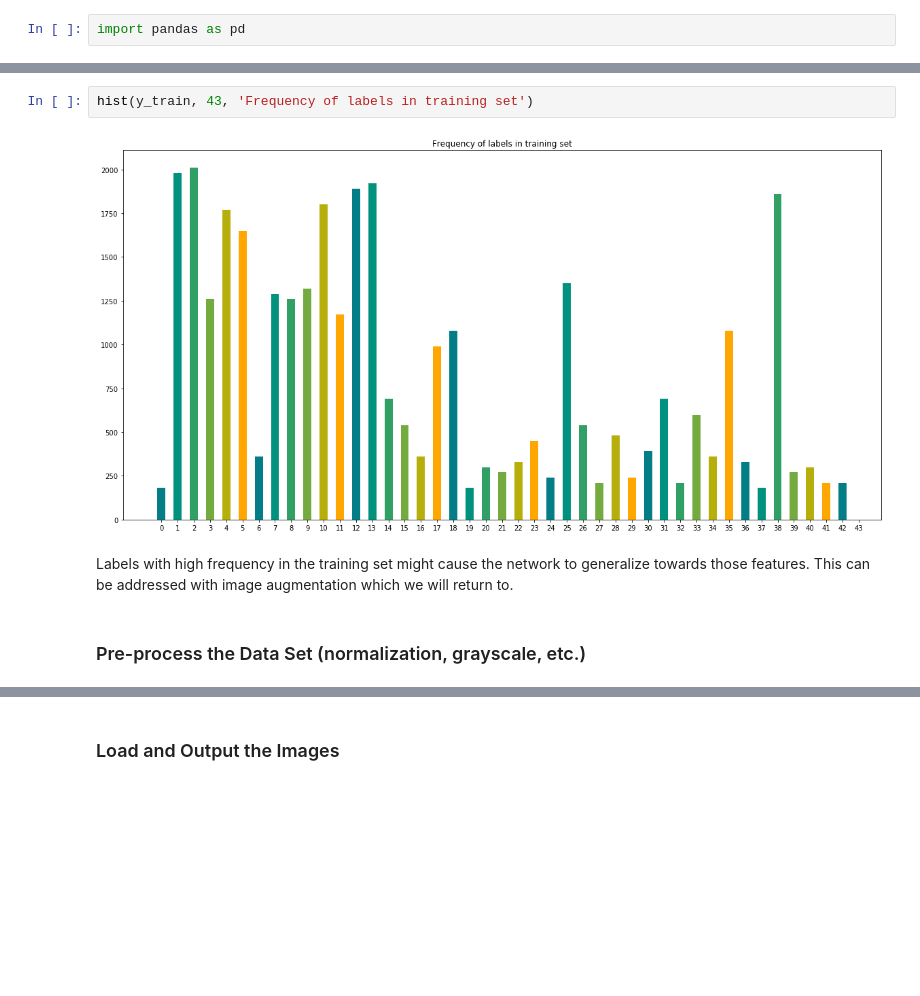
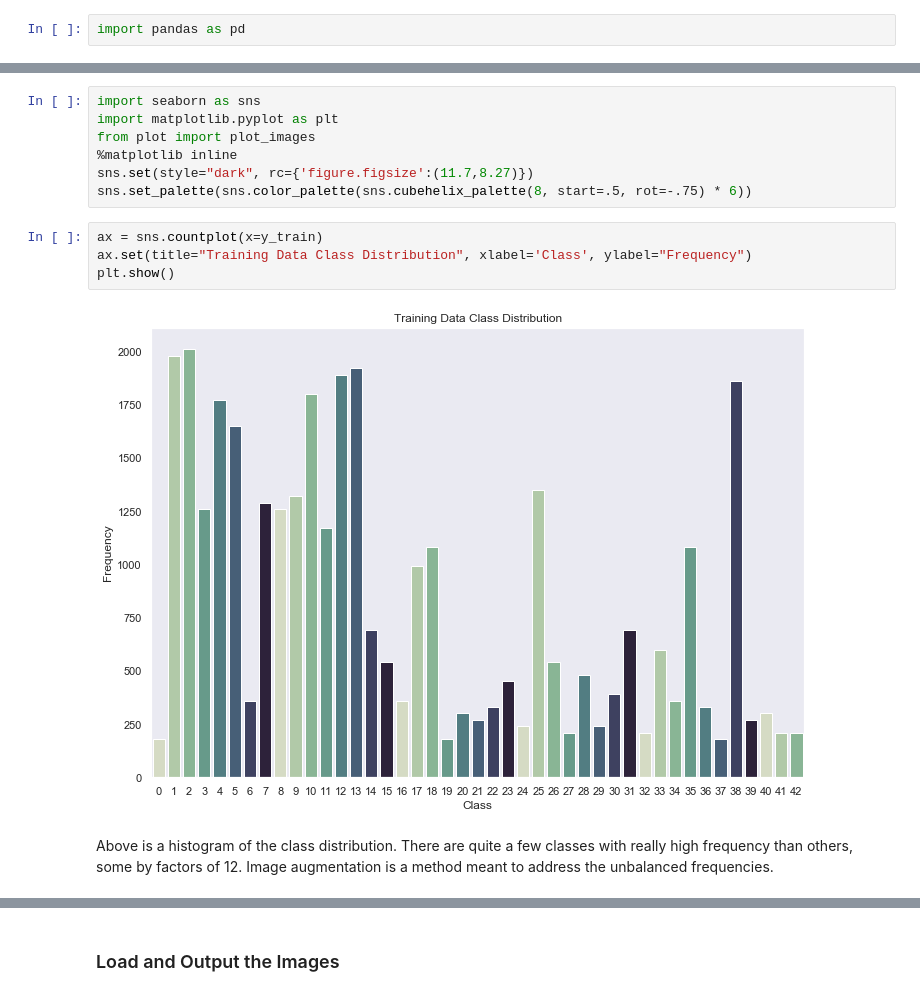
Before and after one commit to CameronFraser/sdcnd-3-traffic-sign-classifier, a Jupyter notebook: Traffic_Sign_Classifier.ipynb, the cells around one changed output, grey strips where cells are left out. Saved outputs shown, nothing was run; the diff lists cells and outputs as text; blank space fills up the shorter version.

```diff
--- a/Traffic_Sign_Classifier.ipynb
+++ b/Traffic_Sign_Classifier.ipynb
@@ -86,8 +96,15 @@ pie([len(X_train), len(X_valid), len(X_test)], labels=['Train', 'Validation', 'T
-# %%
-hist(y_train, 43, 'Frequency of labels in training set')
-# %% [output]
-[figure, removed]
-# %% [markdown]
-Labels with high frequency in the training set might cause the network to generalize towards those features. This can be addressed with image augmentation which we will return to.
-# %% [markdown]
-### Pre-process the Data Set (normalization, grayscale, etc.)
+# %%
+import seaborn as sns
+import matplotlib.pyplot as plt
+from plot import plot_images
+%matplotlib inline
+sns.set(style="dark", rc={'figure.figsize':(11.7,8.27)})
+sns.set_palette(sns.color_palette(sns.cubehelix_palette(8, start=.5, rot=-.75) * 6))
+# %%
+ax = sns.countplot(x=y_train)
+ax.set(title="Training Data Class Distribution", xlabel='Class', ylabel="Frequency")
+plt.show()
+# %% [output]
+[figure, added]
+# %% [markdown]
+Above is a histogram of the class distribution. There are quite a few classes with really high frequency than others, some by factors of 12. Image augmentation is a method meant to address the unbalanced frequencies.
```
Also changed, not shown: parts of 34 cells of this notebook, 6 other files.
